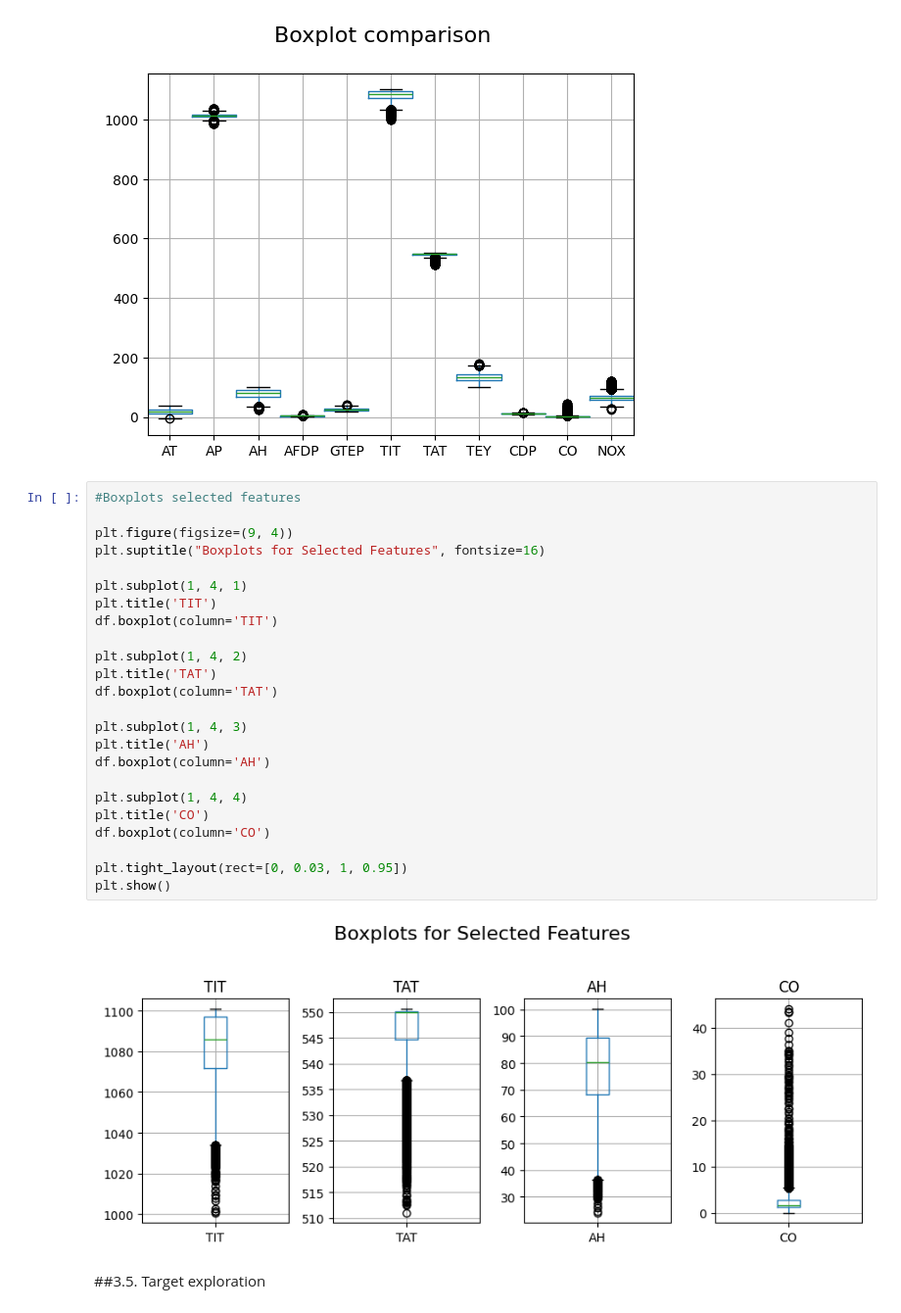
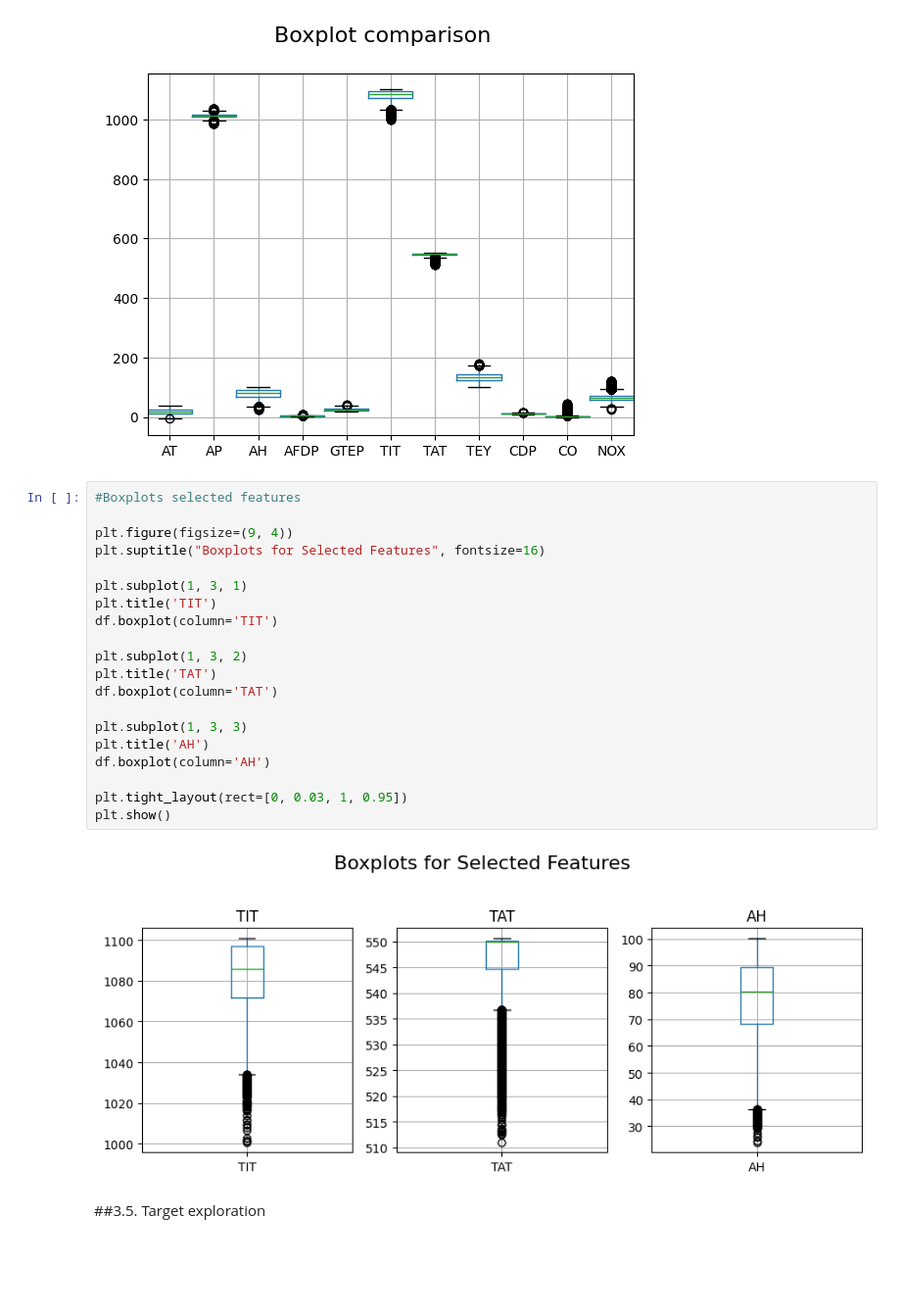
Before and after one commit to uoscar-s-urrego/Prediction-TEY, a Jupyter notebook: Prédiction_TEY.ipynb, the cells around one changed output. Shown at 98% size. Saved outputs shown, nothing was run; the diff lists cells and outputs as text; blank space fills up the shorter version.

```diff
--- a/Prédiction_TEY.ipynb
+++ b/Prédiction_TEY.ipynb
@@ -307,29 +307,25 @@ data_exp.boxplot(figsize = (10, 10), widths = 1)
 # %%
 #Boxplots selected features
 
 plt.figure(figsize=(9, 4))
 plt.suptitle("Boxplots for Selected Features", fontsize=16)
 
-plt.subplot(1, 4, 1)
+plt.subplot(1, 3, 1)
 plt.title('TIT')
 df.boxplot(column='TIT')
 
-plt.subplot(1, 4, 2)
+plt.subplot(1, 3, 2)
 plt.title('TAT')
 df.boxplot(column='TAT')
 
-plt.subplot(1, 4, 3)
+plt.subplot(1, 3, 3)
 plt.title('AH')
 df.boxplot(column='AH')
 
-plt.subplot(1, 4, 4)
-plt.title('CO')
-df.boxplot(column='CO')
-
 plt.tight_layout(rect=[0, 0.03, 1, 0.95])
 plt.show()
 # %% [output]
-[figure, old version]
+[figure, new version]
 # %% [markdown]
 ##3.5. Target exploration
 # %% [markdown]
```
Also changed, not shown: parts of 1 cell of this notebook.
